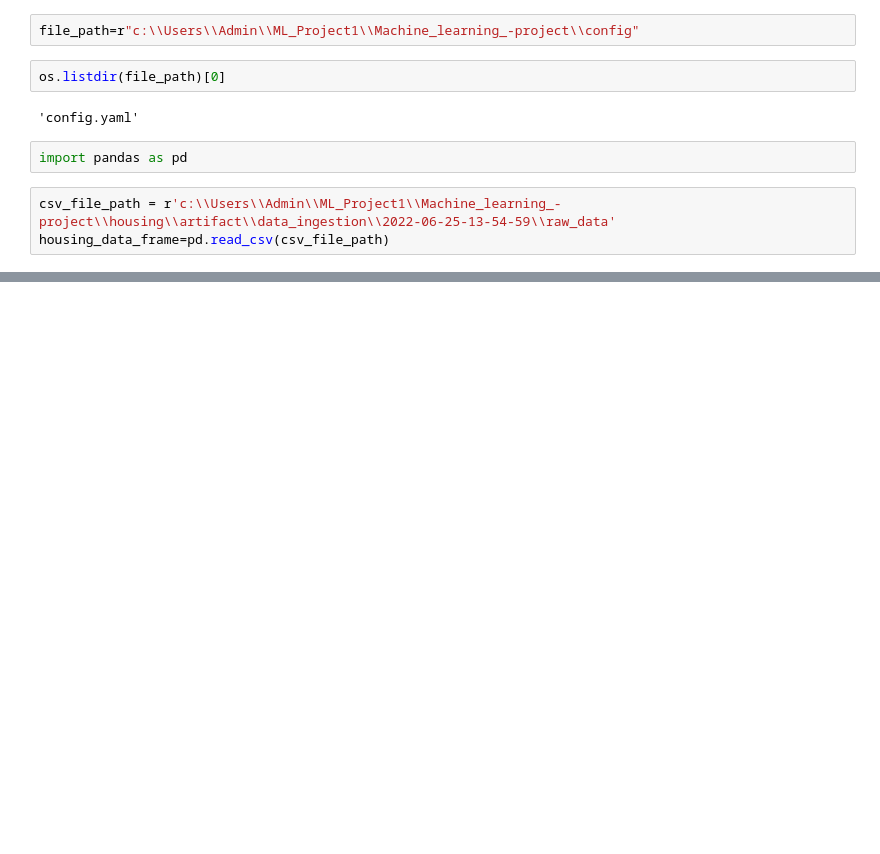
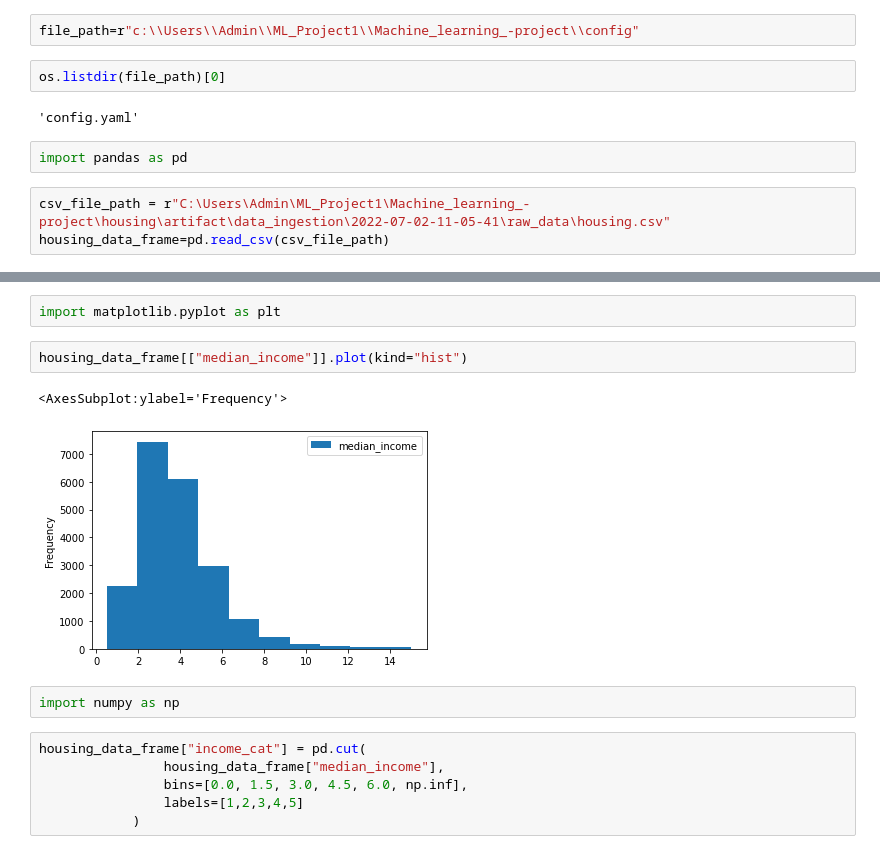
Before and after one commit to snehalbalpande/Machine_learning_-project, a Jupyter notebook: notebook/example2.ipynb, the cells around one changed output, grey strips where cells are left out. Drawn from its saved outputs; the diff is of its cells as text; blank space fills up the shorter version.

```diff
--- a/notebook/example2.ipynb
+++ b/notebook/example2.ipynb
@@ -15,5 +15,5 @@ os.listdir(file_path)[0]
 # %%
 import pandas as pd
 # %%
-csv_file_path = r'c:\\Users\\Admin\\ML_Project1\\Machine_learning_-project\\housing\\artifact\\data_ingestion\\2022-06-25-13-54-59\\raw_data'
+csv_file_path = r"C:\Users\Admin\ML_Project1\Machine_learning_-project\housing\artifact\data_ingestion\2022-07-02-11-05-41\raw_data\housing.csv"
 housing_data_frame=pd.read_csv(csv_file_path)
@@ -21,0 +36,15 @@ FileNotFoundError: [Errno 2] No such file or directory: 'c:\\\\Users\\\\Admin\\\
+# %%
+import matplotlib.pyplot as plt
+# %%
+housing_data_frame[["median_income"]].plot(kind="hist")
+# %% [output]
+<AxesSubplot:ylabel='Frequency'>
+[figure, added]
+# %%
+import numpy as np
+# %%
+housing_data_frame["income_cat"] = pd.cut(
+                housing_data_frame["median_income"],
+                bins=[0.0, 1.5, 3.0, 4.5, 6.0, np.inf],
+                labels=[1,2,3,4,5]
+            )
```
Also changed, not shown: parts of 17 cells of this notebook, 13 other files.
